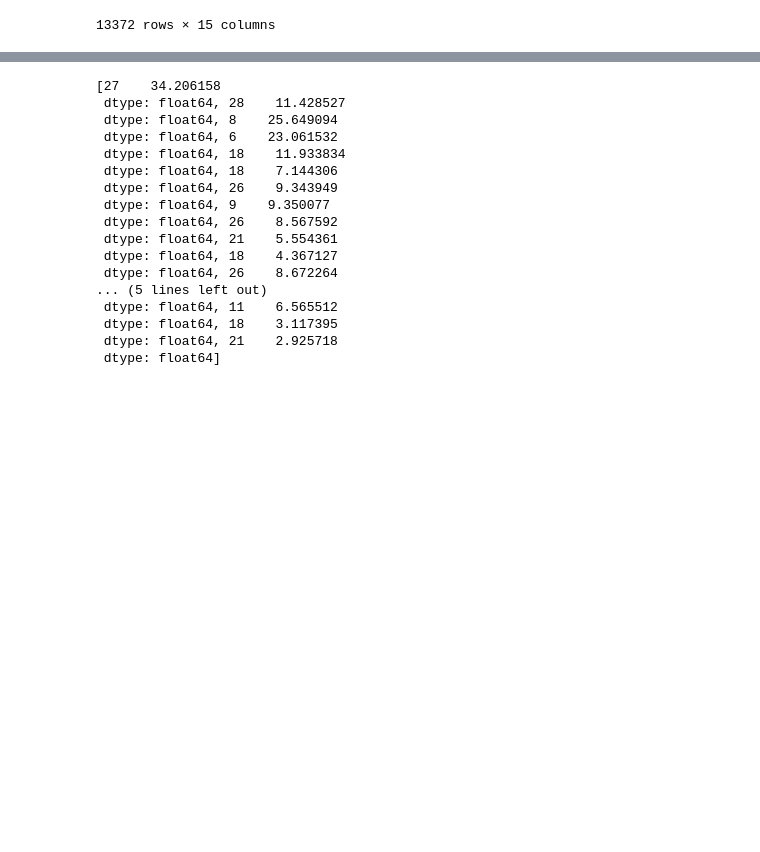
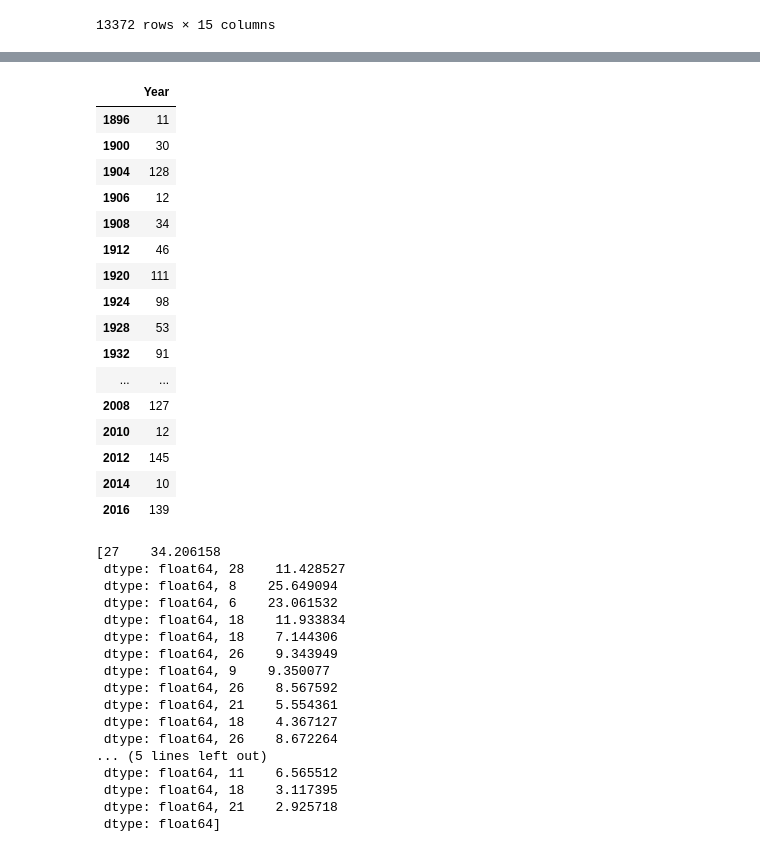
Before and after one commit to baiyuelang/olympic, a Jupyter notebook: final_project.ipynb, the cells around one changed output, grey strips where cells are left out. Cells and saved outputs as stored; diff of their text form; code cells hidden in the pictures; blank space fills up the shorter version.

```diff
--- a/final_project.ipynb
+++ b/final_project.ipynb
@@ -388,3 +350,23 @@ medal
+# %%
+G.sort_index()
+# %% [output]
+|  | Year |
+| 1896 | 11 |
+| 1900 | 30 |
+| 1904 | 128 |
+| 1906 | 12 |
+| 1908 | 34 |
+| 1912 | 46 |
+| 1920 | 111 |
+| 1924 | 98 |
+| 1928 | 53 |
+| 1932 | 91 |
+| ... | ... |
+| 2008 | 127 |
+| 2010 | 12 |
+| 2012 | 145 |
+| 2014 | 10 |
+| 2016 | 139 |
 # %%
 from statsmodels.tsa.arima_model import ARMA
 from random import random
```
Also changed, not shown: parts of 8 cells of this notebook.
